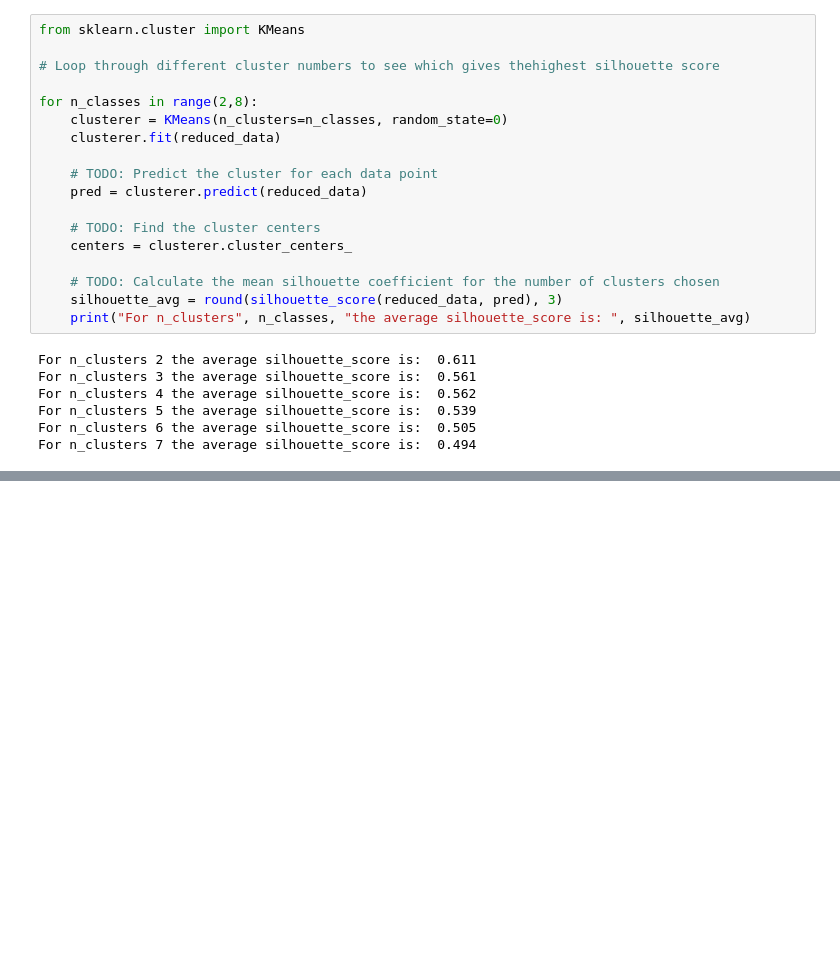
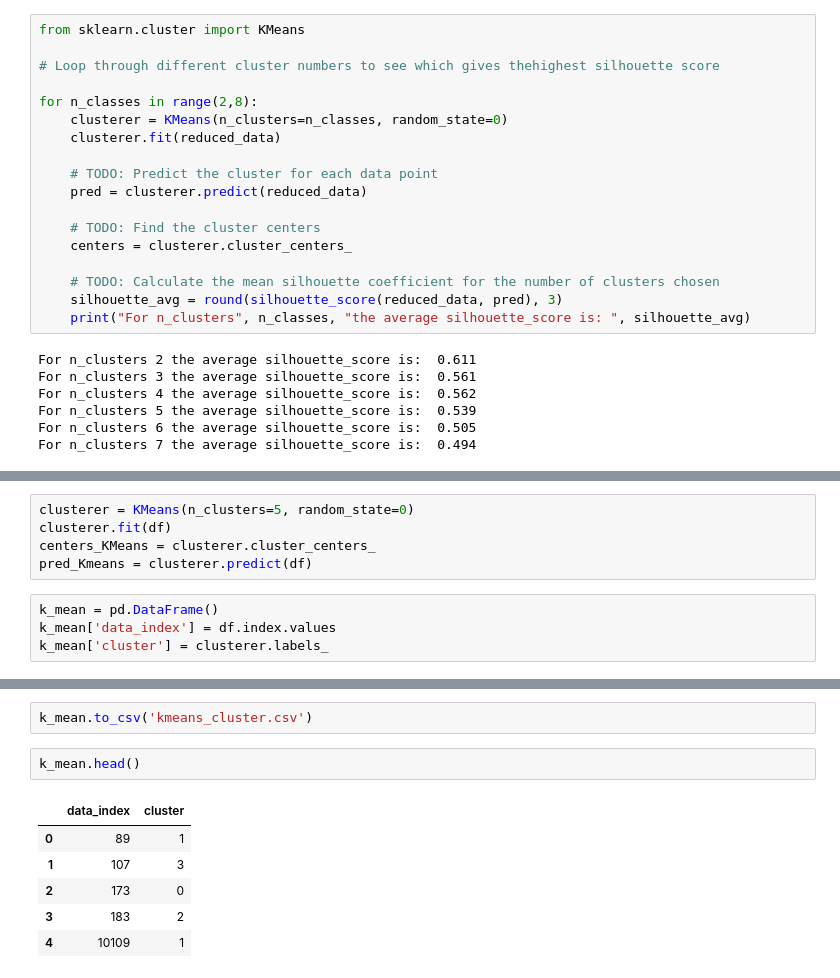
Before and after one commit to waficf/Kaggle_Competitions, a Jupyter notebook: my_say.ipynb, the cells around one changed output, grey strips where cells are left out. Saved outputs shown, nothing was run; the diff lists cells and outputs as text; blank space fills up the shorter version.

```diff
--- a/my_say.ipynb
+++ b/my_say.ipynb
@@ -334,0 +192,9 @@ dend = shc.dendrogram(shc.linkage(matrix, method='ward'))
+# %%
+clusterer = KMeans(n_clusters=5, random_state=0)
+clusterer.fit(df)
+centers_KMeans = clusterer.cluster_centers_
+pred_Kmeans = clusterer.predict(df)
+# %%
+k_mean = pd.DataFrame()
+k_mean['data_index'] = df.index.values
+k_mean['cluster'] = clusterer.labels_
@@ -334,0 +210,11 @@ dend = shc.dendrogram(shc.linkage(matrix, method='ward'))
+# %%
+k_mean.to_csv('kmeans_cluster.csv')
+# %%
+k_mean.head()
+# %% [output]
+|  | data_index | cluster |
+| 0 | 89 | 1 |
+| 1 | 107 | 3 |
+| 2 | 173 | 0 |
+| 3 | 183 | 2 |
+| 4 | 10109 | 1 |
```
Also changed, not shown: parts of 44 cells of this notebook, 5 other files.
